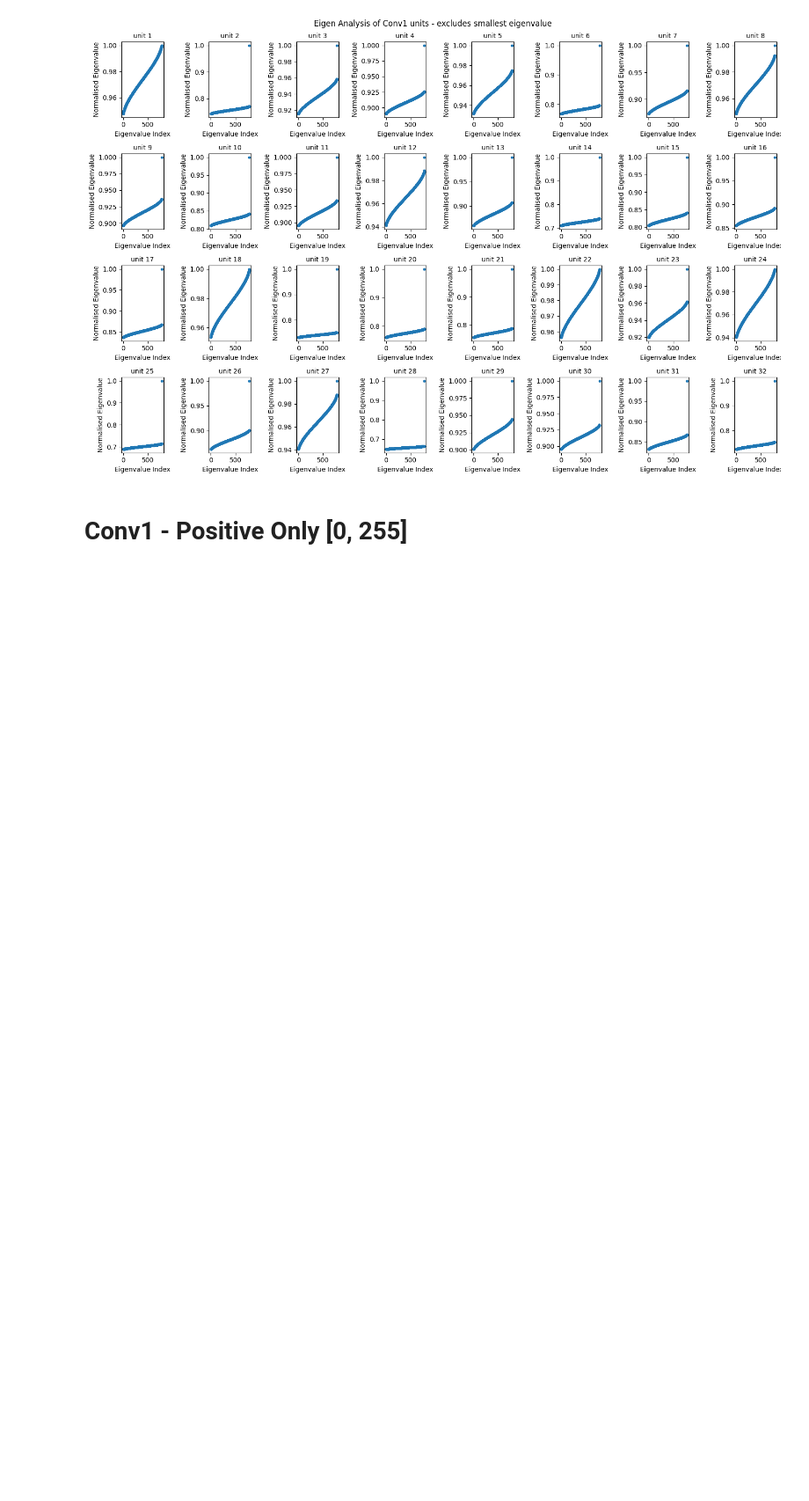
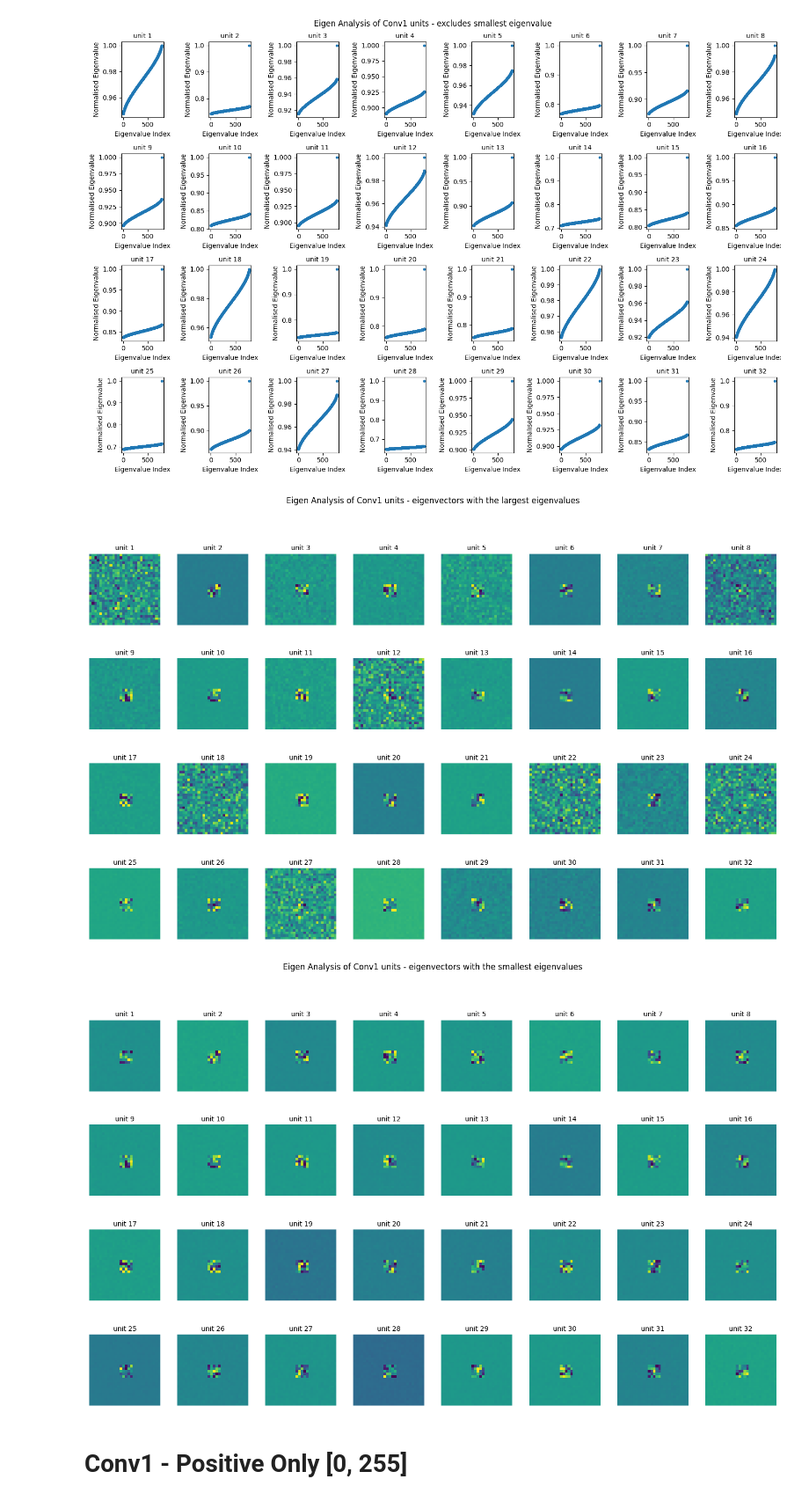
Before and after one commit to gurooria/ResponseWeightedAnalysis, a Jupyter notebook: MNIST_rf.ipynb, the cells around one changed output. Shown at 88% size. Cells and saved outputs as stored; diff of their text form; code cells hidden in the pictures; blank space fills up the shorter version.

```diff
--- a/MNIST_rf.ipynb
+++ b/MNIST_rf.ipynb
@@ -283,6 +283,52 @@ plt.show()
 [figure]
 [figure]
 [figure]
+# %%
+# eigenvectors visualisation - conv1 LARGEST
+for i in range(len(eigen1)): # each unit
+    to_show = torch.zeros(28, 28)
+    plt.subplot(4, 8, i+1)
+    plt.axis('off')
+    if act_conv1[i][act_conv1[i] != 0].shape[0] != 0:
+        eigenvector = eigen1[i][0][1] # given channel for a given unit
+        to_show = eigenvector[:, -1].reshape(28, 28) # select the eigenvector with the largest eigenvalue
+        to_show = (to_show - to_show.min()) / (to_show.max() - to_show.min())
+        plt.imshow(to_show) # normalise to [0, 1]
+    else:
+        # show a black image
+        plt.imshow(np.zeros((28, 28)))
+    plt.title('unit ' + str(i+1), fontsize=10)
+
+plt.suptitle('Eigen Analysis of Conv1 units - eigenvectors with the largest eigenvalues')
+plt.tight_layout()
+# change figure size
+plt.gcf().set_size_inches(15, 10)
+plt.show()
+
+# eigenvectors visualisation - conv1 SMALLEST
+for i in range(len(eigen1)): # each unit
+    to_show = torch.zeros(28, 28)
+    plt.subplot(4, 8, i+1)
+    plt.axis('off')
+    if act_conv1[i][act_conv1[i] != 0].shape[0] != 0:
+        eigenvector = eigen1[i][0][1] # given channel for a given unit
+        # eigenvector = eigenvector * eigen1[i][j].eigenvalues
+        to_show = eigenvector[:, 0].reshape(28, 28) # select the eigenvector with the largest eigenvalue
+        to_show = (to_show - to_show.min()) / (to_show.max() - to_show.min())
+        plt.imshow(to_show) # normalise to [0, 1]
+    else:
+        # show a black image
+        plt.imshow(np.zeros((28, 28)))
+    plt.title('unit ' + str(i+1), fontsize=10)
+
+plt.suptitle('Eigen Analysis of Conv1 units - eigenvectors with the smallest eigenvalues')
+plt.tight_layout()
+# change figure size
+plt.gcf().set_size_inches(15, 10)
+plt.show()
+# %% [output]
+[figure, added]
+[figure, added]
 # %% [markdown]
 # Conv1 - Positive Only [0, 255]
 # %%
```
